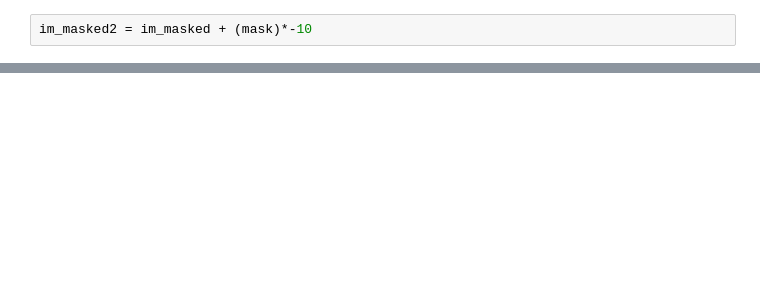
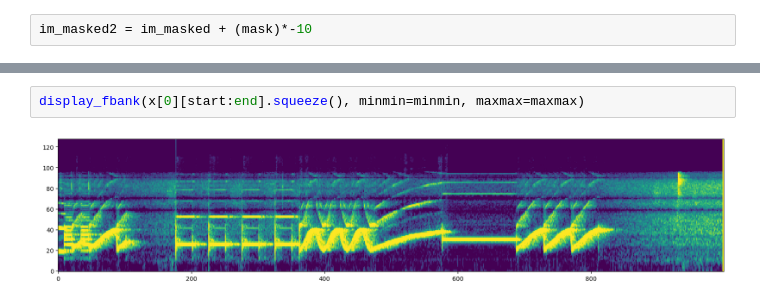
Before and after one commit to Pratyush-exe/AudioMAE, a Jupyter notebook: demo/aud_mae_visualize.ipynb, the cells around one changed output, grey strips where cells are left out. Drawn from its saved outputs; the diff is of its cells as text; blank space fills up the shorter version.

```diff
--- a/demo/aud_mae_visualize.ipynb
+++ b/demo/aud_mae_visualize.ipynb
@@ -167,3 +180,7 @@ display_fbank((y[0][start:end]).squeeze(), minmin=minmin, maxmax=maxmax)
+# %%
+display_fbank(x[0][start:end].squeeze(), minmin=minmin, maxmax=maxmax)
+# %% [output]
+[figure, added]
 # %%
 display_fbank(im_paste[0][start:end].squeeze(),minmin=minmin, maxmax=maxmax)
 # %% [output]
```
Also changed, not shown: parts of 17 cells of this notebook, 6 other files.
